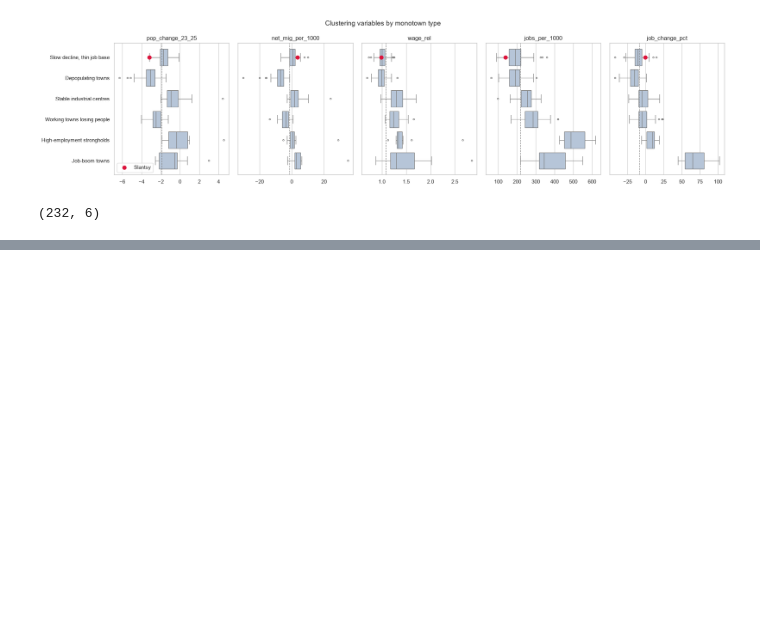
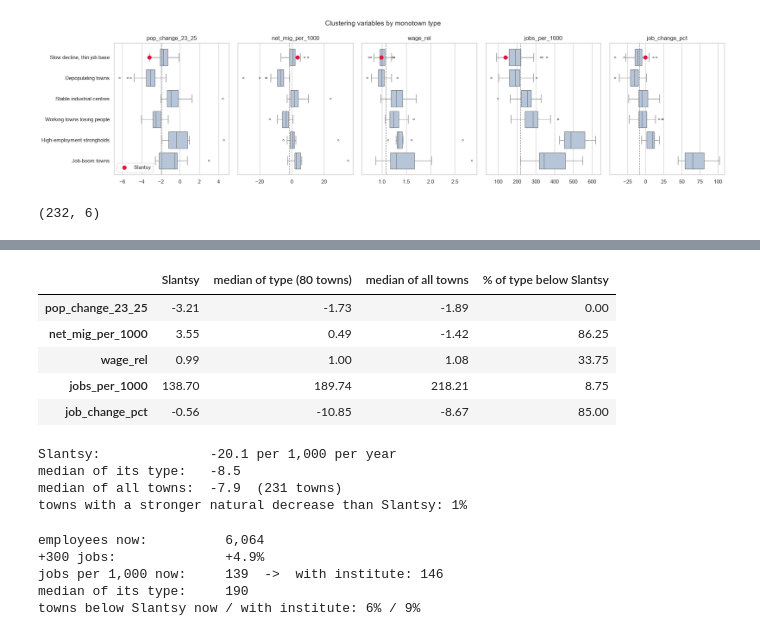
Before and after one commit to evelina-kalugina/-russian-monotowns-typology, a Jupyter notebook: notebooks/04_clustering.ipynb, the cells around one changed output, grey strips where cells are left out. Saved outputs shown, nothing was run; the diff lists cells and outputs as text; code cells hidden in the pictures; blank space fills up the shorter version.

```diff
--- a/notebooks/04_clustering.ipynb
+++ b/notebooks/04_clustering.ipynb
@@ -396,0 +442,54 @@ print(clusters.shape)
+# %%
+#Slantsy compared with its type and with all monotowns (original values)
+s = df[df["number"] == SLANTSY].iloc[0]
+same_type = df[df["type"] == s["type"]]
+
+comparison = pd.DataFrame({
+    "Slantsy": s[CLUSTER_VARS].astype(float),
+    f"median of type ({len(same_type)} towns)": same_type[CLUSTER_VARS].median(),
+    "median of all towns": df[CLUSTER_VARS].median(),
+    "% of type below Slantsy": [(same_type[v] < s[v]).mean() * 100 for v in CLUSTER_VARS],
+})
+comparison.round(2)
+# %% [output]
+|  | Slantsy | median of type (80 towns) | median of all towns | % of type below Slantsy |
+| pop_change_23_25 | -3.21 | -1.73 | -1.89 | 0.00 |
+| net_mig_per_1000 | 3.55 | 0.49 | -1.42 | 86.25 |
+| wage_rel | 0.99 | 1.00 | 1.08 | 33.75 |
+| jobs_per_1000 | 138.70 | 189.74 | 218.21 | 8.75 |
+| job_change_pct | -0.56 | -10.85 | -8.67 | 85.00 |
+# %%
+#implied natural change per year and 1,000 residents = population change minus net migration
+nat = df.dropna(subset=["pop_2023", "pop_2025", "mig_avg"]).copy()
+nat["nat_change_per_1000"] = ((nat["pop_2025"] - nat["pop_2023"]) / 2 - nat["mig_avg"]) \
+                             / nat["pop_2025"] * 1000
+
+sl_nat = nat.loc[nat["number"] == SLANTSY, "nat_change_per_1000"].iloc[0]
+print(f"Slantsy:              {sl_nat:.1f} per 1,000 per year")
+print(f"median of its type:   {nat.loc[nat['type'] == s['type'], 'nat_change_per_1000'].median():.1f}")
+print(f"median of all towns:  {nat['nat_change_per_1000'].median():.1f}  ({len(nat)} towns)")
+print(f"towns with a stronger natural decrease than Slantsy: "
+      f"{(nat['nat_change_per_1000'] < sl_nat).mean() * 100:.0f}%")
+# %% [output]
+Slantsy:              -20.1 per 1,000 per year
+median of its type:   -8.5
+median of all towns:  -7.9  (231 towns)
+towns with a stronger natural decrease than Slantsy: 1%
+# %%
+#300 institute jobs compared with current employment of large and medium organisations
+jobs_now = s["emp_2025"]
+jobs_rate_new = s["jobs_per_1000"] * (jobs_now + 300) / jobs_now
+
+print(f"employees now:          {jobs_now:,.0f}")
+print(f"+300 jobs:              +{300 / jobs_now * 100:.1f}%")
+print(f"jobs per 1,000 now:     {s['jobs_per_1000']:.0f}  ->  with institute: {jobs_rate_new:.0f}")
+print(f"median of its type:     {same_type['jobs_per_1000'].median():.0f}")
+print(f"towns below Slantsy now / with institute: "
+      f"{(df['jobs_per_1000'] < s['jobs_per_1000']).mean() * 100:.0f}% / "
+      f"{(df['jobs_per_1000'] < jobs_rate_new).mean() * 100:.0f}%")
+# %% [output]
+employees now:          6,064
++300 jobs:              +4.9%
+jobs per 1,000 now:     139  ->  with institute: 146
+median of its type:     190
+towns below Slantsy now / with institute: 6% / 9%
```
Also changed, not shown: parts of 2 cells of this notebook.
